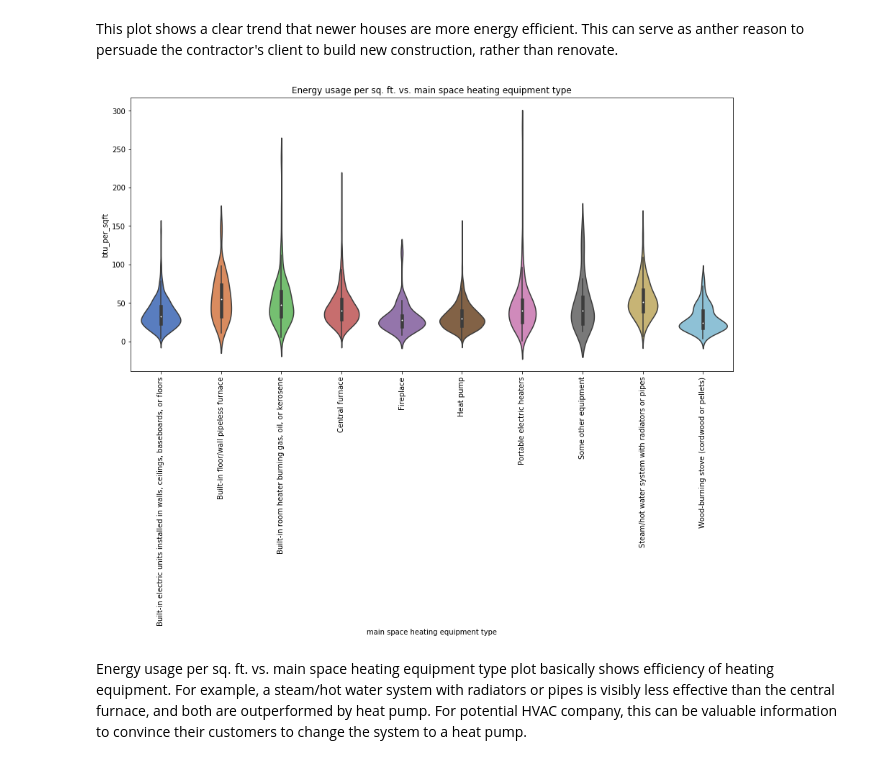
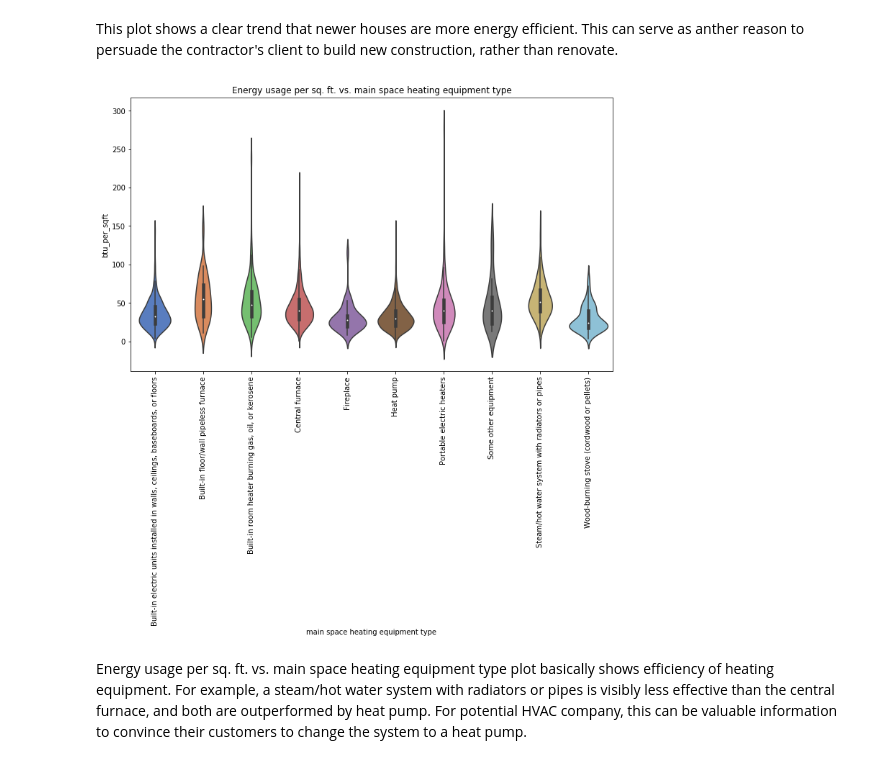
Before and after one commit to JuliaZozulia/Predicting_utilitiy_cost, a Jupyter notebook: storytelling.ipynb, the cells around one changed output. Drawn from its saved outputs; the diff is of its cells as text; code cells hidden in the pictures.

```diff
--- a/storytelling.ipynb
+++ b/storytelling.ipynb
@@ -393,14 +393,14 @@ plt.show()
 # %% [markdown]
 This plot shows a clear trend that newer houses are more energy efficient. This can serve as anther reason to persuade the contractor's client to build new construction, rather than renovate.
 # %%
-plt.figure(figsize=(15, 7))
+plt.figure(figsize=(12, 7))
 
 sns.violinplot(y="btu_per_sqft", x="main space heating equipment type", data=df)
 plt.xticks(rotation=90)
 plt.title("Energy usage per sq. ft. vs. main space heating equipment type")
 plt.show()
 # %% [output]
-[figure, old version]
+[figure, new version]
 # %% [markdown]
 Energy usage per sq. ft. vs. main space heating equipment type plot basically shows efficiency of heating equipment. For example, a steam/hot water system with radiators or pipes is visibly less effective than the central furnace, and both are outperformed by heat pump.
 For potential HVAC company, this can be valuable information to convince their customers to change the system to a heat pump.
```
Also changed, not shown: parts of 1 cell of this notebook, 3 other files.
